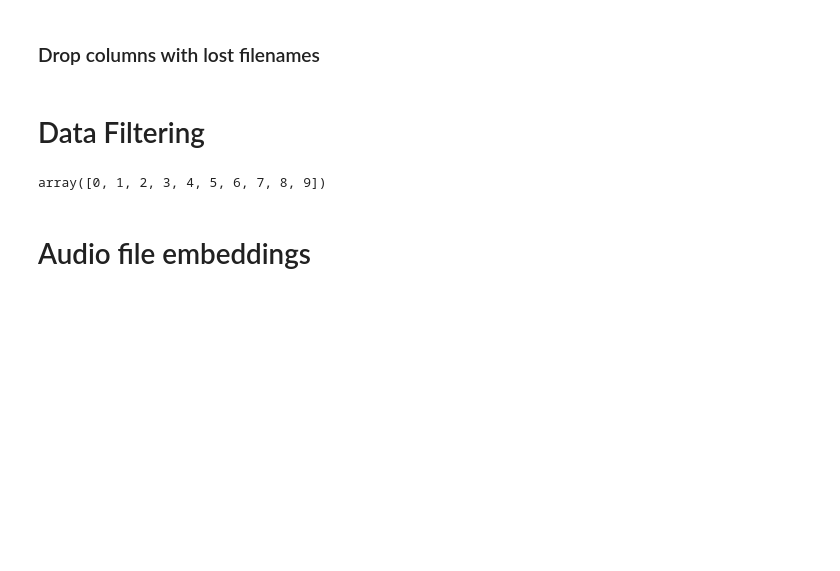
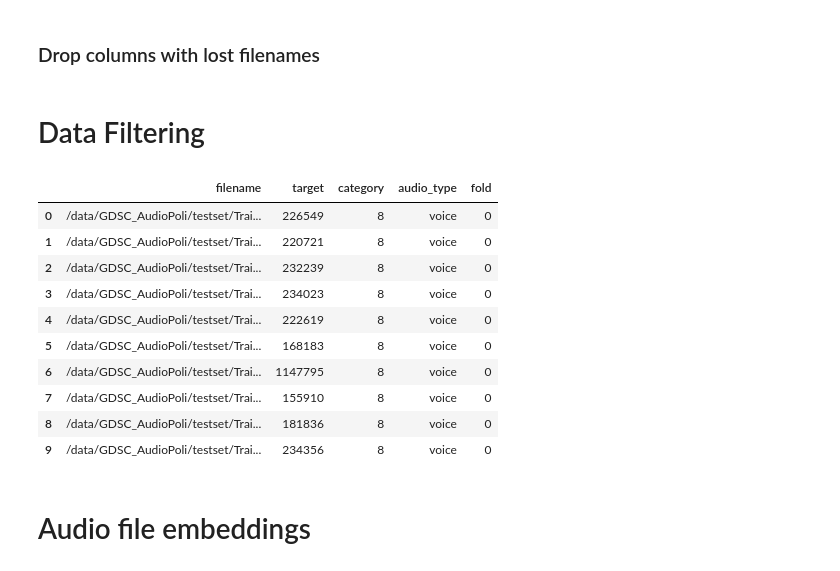
Before and after one commit to GDSC-CAU/AudioPoli-AI, a Jupyter notebook: jupyter/yamnet_transfer_learning_P2.ipynb, the cells around one changed output. Cells and saved outputs as stored; diff of their text form; code cells hidden in the pictures; blank space fills up the shorter version.

```diff
--- a/yamnet_transfer_learning_P2.ipynb
+++ b/jupyter/yamnet_transfer_learning_P2.ipynb
@@ -304,34 +297,45 @@ pd_data
 # %%
 from sklearn import model_selection
 
 output_dropna_csv = '/data/GDSC_AudioPoli/AudioPoli-AI/output_dropna.csv'
 pd_data = pd.read_csv(output_dropna_csv)
 
 my_classes = ['강제추행(성범죄)', '강도범죄', '절도범죄', '폭력범죄',
               '화재', '갇힘', '응급의료', '전기사고', '가스사고', '낙상',
               '붕괴사고', '태풍-강풍', '지진', '도움요청', '실내', '실외'
              ]
 map_class_to_id = {'강제추행(성범죄)':1, '강도범죄':2, '절도범죄':3, '폭력범죄':4,
               '화재':5, '갇힘':6, '응급의료':7, '전기사고':8, '가스사고':9, '낙상':10,
               '붕괴사고':11, '태풍-강풍':12, '지진':13, '도움요청':14, '실내':15, '실외':16}
 
 filtered_pd = pd_data[pd_data.category.isin(my_classes)]
 
 class_id = filtered_pd['category'].apply(lambda name: map_class_to_id[name])
 filtered_pd = filtered_pd.assign(category=class_id)
 
 # KFold (n = 5)
 filtered_pd['fold'] = -1
-kf = model_selection.KFold(n_splits = 10)
-for fold, (trn_, val_) in enumerate(kf.split(X=filtered_pd)):
+kf = model_selection.StratifiedKFold(n_splits = 16)
+for fold, (trn_, val_) in enumerate(kf.split(X=filtered_pd, y=filtered_pd['category'])):
     filtered_pd.loc[val_, 'fold'] = fold
 
 # filtered_pd['Fold'].unique()
 
 filtered_pd.head(10)
-filtered_pd['fold'].unique()
+# filtered_pd['fold'].unique()
+# filtered_pd[filtered_pd.fold == 0]
 # %% [output]
-array([0, 1, 2, 3, 4, 5, 6, 7, 8, 9])
+|  | filename | target | category | audio_type | fold |
+| 0 | /data/GDSC_AudioPoli/testset/Trai... | 226549 | 8 | voice | 0 |
+| 1 | /data/GDSC_AudioPoli/testset/Trai... | 220721 | 8 | voice | 0 |
+| 2 | /data/GDSC_AudioPoli/testset/Trai... | 232239 | 8 | voice | 0 |
+| 3 | /data/GDSC_AudioPoli/testset/Trai... | 234023 | 8 | voice | 0 |
+| 4 | /data/GDSC_AudioPoli/testset/Trai... | 222619 | 8 | voice | 0 |
+| 5 | /data/GDSC_AudioPoli/testset/Trai... | 168183 | 8 | voice | 0 |
+| 6 | /data/GDSC_AudioPoli/testset/Trai... | 1147795 | 8 | voice | 0 |
+| 7 | /data/GDSC_AudioPoli/testset/Trai... | 155910 | 8 | voice | 0 |
+| 8 | /data/GDSC_AudioPoli/testset/Trai... | 181836 | 8 | voice | 0 |
+| 9 | /data/GDSC_AudioPoli/testset/Trai... | 234356 | 8 | voice | 0 |
 # %% [markdown]
 # Audio file embeddings
 # %%
```
Also changed, not shown: parts of 10 cells of this notebook, 11 other files.
